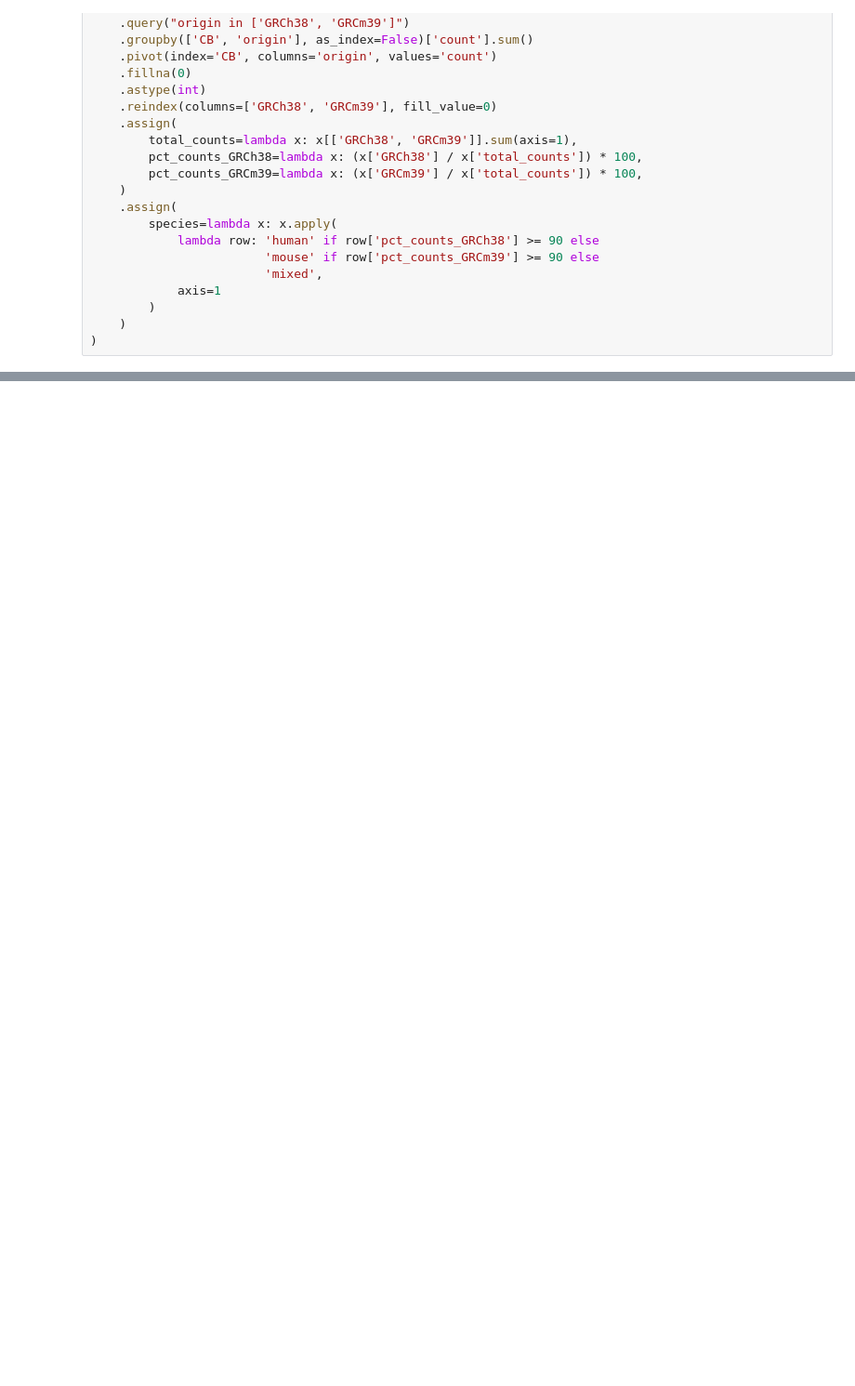
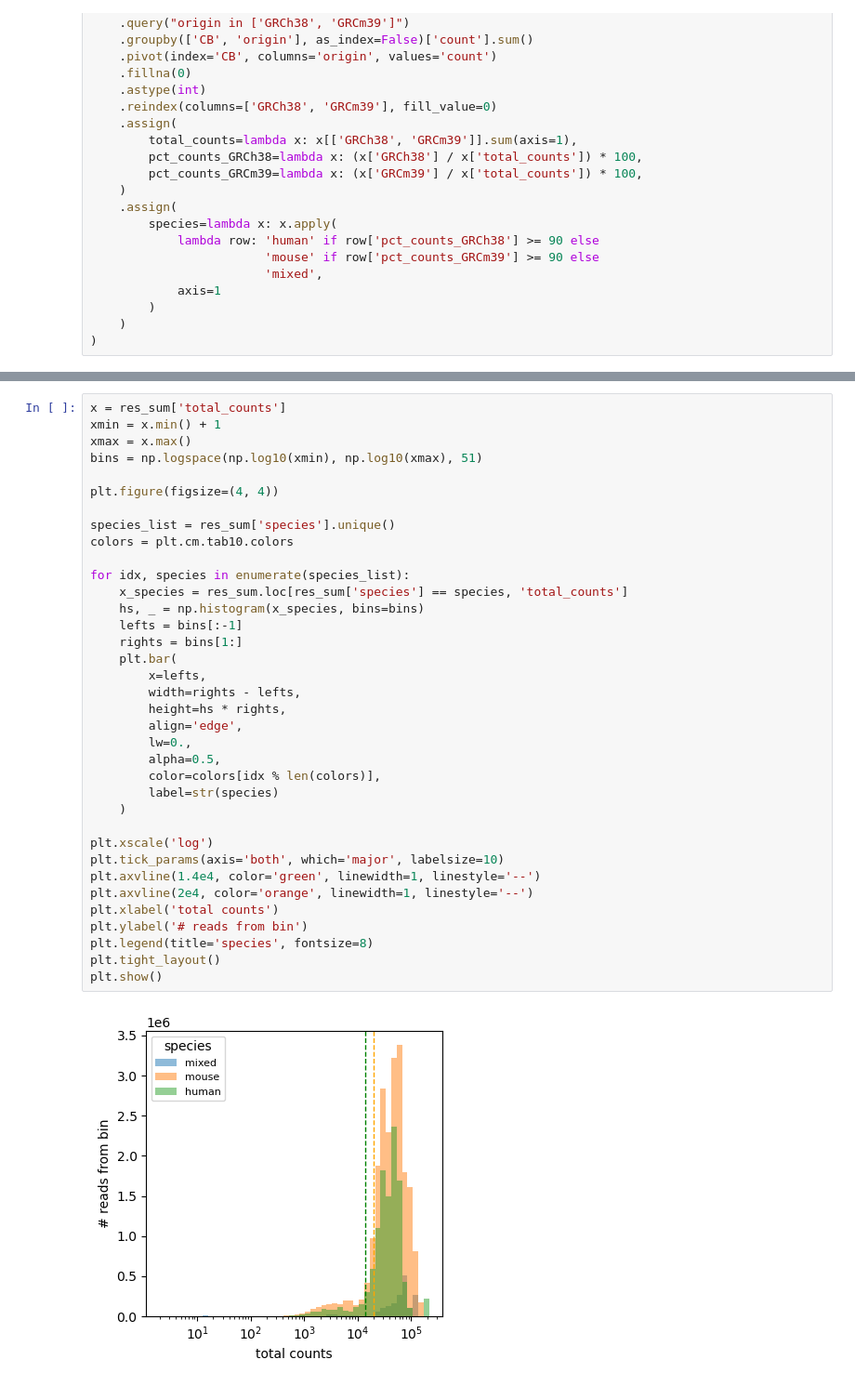
Before and after one commit to mazutislab/capseq, a Jupyter notebook: notebooks/other/scdnaseq_bam_bin_count.ipynb, the cells around one changed output, grey strips where cells are left out. Shown: that part at 93% size. Saved outputs shown, nothing was run; the diff lists cells and outputs as text; blank space fills up the shorter version.

```diff
--- a/notebooks/other/scdnaseq_bam_bin_count.ipynb
+++ b/notebooks/other/scdnaseq_bam_bin_count.ipynb
@@ -179,3 +178,41 @@ Text(0, 0.5, '# reads from bin')
+# %%
+x = res_sum['total_counts']
+xmin = x.min() + 1
+xmax = x.max()
+bins = np.logspace(np.log10(xmin), np.log10(xmax), 51)
+
+plt.figure(figsize=(4, 4))
+
+species_list = res_sum['species'].unique()
+colors = plt.cm.tab10.colors
+
+for idx, species in enumerate(species_list):
+    x_species = res_sum.loc[res_sum['species'] == species, 'total_counts']
+    hs, _ = np.histogram(x_species, bins=bins)
+    lefts = bins[:-1]
+    rights = bins[1:]
+    plt.bar(
+        x=lefts,
+        width=rights - lefts,
+        height=hs * rights,
+        align='edge',
+        lw=0.,
+        alpha=0.5,
+        color=colors[idx % len(colors)],
+        label=str(species)
+    )
+
+plt.xscale('log')
+plt.tick_params(axis='both', which='major', labelsize=10)
+plt.axvline(1.4e4, color='green', linewidth=1, linestyle='--')
+plt.axvline(2e4, color='orange', linewidth=1, linestyle='--')
+plt.xlabel('total counts')
+plt.ylabel('# reads from bin')
+plt.legend(title='species', fontsize=8)
+plt.tight_layout()
+plt.show()
+# %% [output]
+[figure, added]
 # %%
 # species mixing scatter plot
 plt.figure(figsize=(4.5, 4))
```
Also changed, not shown: parts of 8 cells of this notebook.
